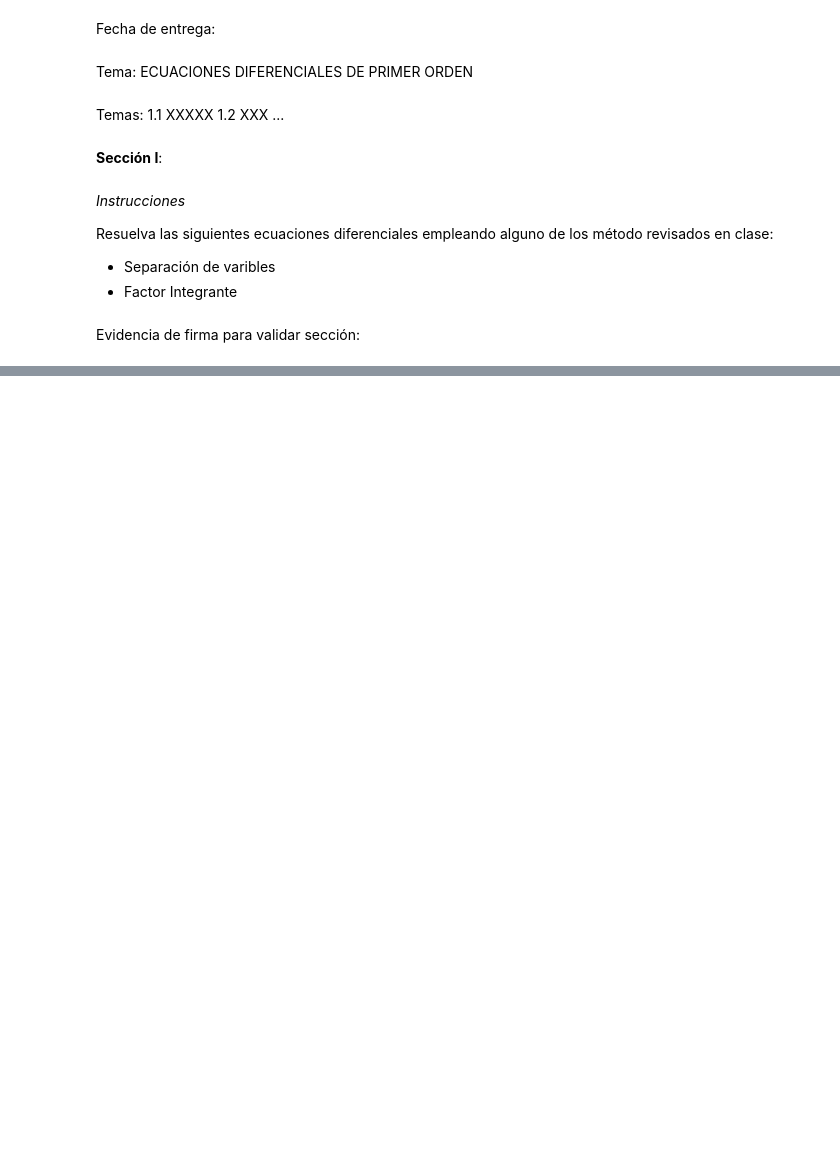
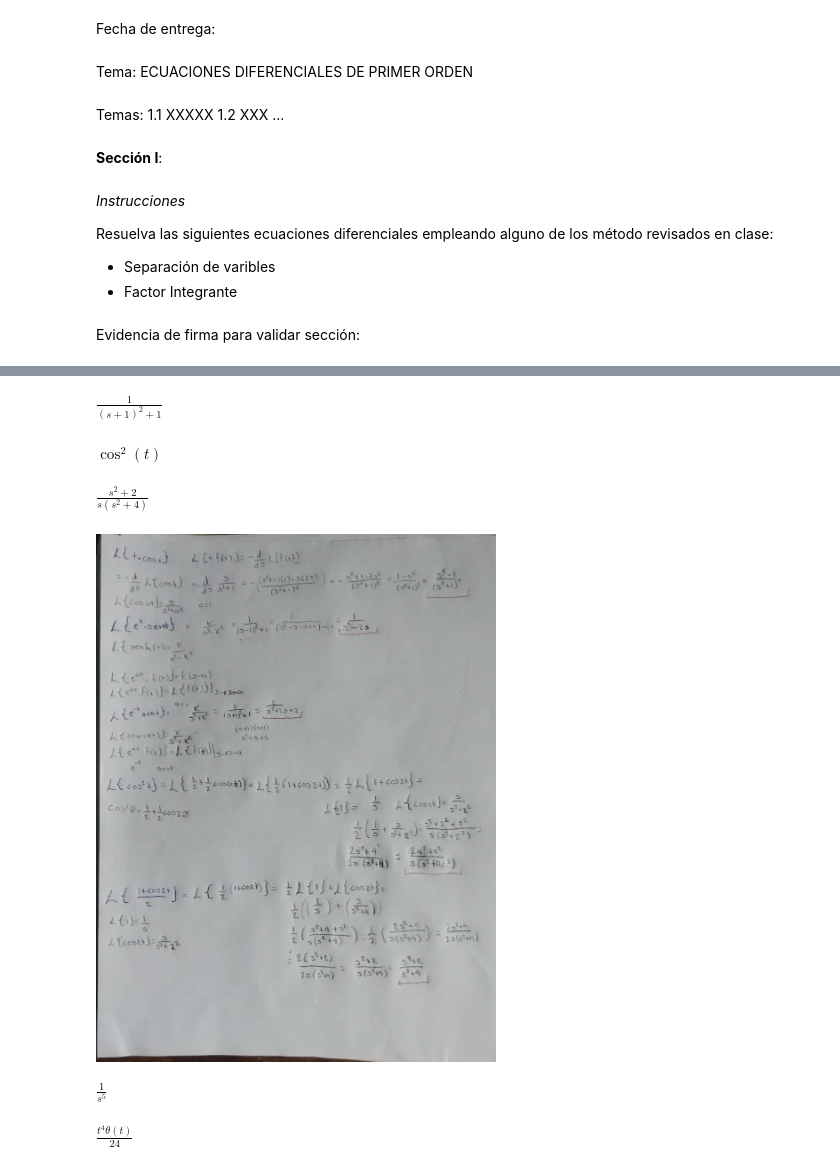
Before and after one commit to luis270-web/MAC, a Jupyter notebook: Plantilla-Problemario.ipynb, the cells around one changed output, grey strips where cells are left out. Cells and saved outputs as stored; diff of their text form; code cells hidden in the pictures; blank space fills up the shorter version.

```diff
--- a/Plantilla-Problemario.ipynb
+++ b/Plantilla-Problemario.ipynb
@@ -115,0 +281,5 @@ $$3 x \frac{d}{d x} y{\left (x \right )} - \left(x^{2} - 9\right) y{\left (x \ri
+# %%
+F = sympy.laplace_transform(f, t, s, noconds=True)
+F
+# %% [output]
+$\displaystyle \frac{1}{\left(s + 1\right)^{2} + 1}$
@@ -115,0 +296,15 @@ $$3 x \frac{d}{d x} y{\left (x \right )} - \left(x^{2} - 9\right) y{\left (x \ri
+# %%
+f = sympy.cos(t)**2
+f
+# %% [output]
+$\displaystyle \cos^{2}{\left(t \right)}$
+# %%
+F = sympy.laplace_transform(f, t, s, noconds=True)
+F
+# %% [output]
+$\displaystyle \frac{s^{2} + 2}{s \left(s^{2} + 4\right)}$
+# %%
+from IPython.display import Image
+Image(filename="img4.jpeg", width=400, height=400)
+# %% [output]
+[figure, added]
@@ -115,0 +321,10 @@ $$3 x \frac{d}{d x} y{\left (x \right )} - \left(x^{2} - 9\right) y{\left (x \ri
+# %%
+F = 1 / s**5
+F
+# %% [output]
+$\displaystyle \frac{1}{s^{5}}$
+# %%
+f = sympy.inverse_laplace_transform(F, s, t)
+f
+# %% [output]
+$\displaystyle \frac{t^{4} \theta\left(t\right)}{24}$
```
Also changed, not shown: parts of 106 cells of this notebook.
